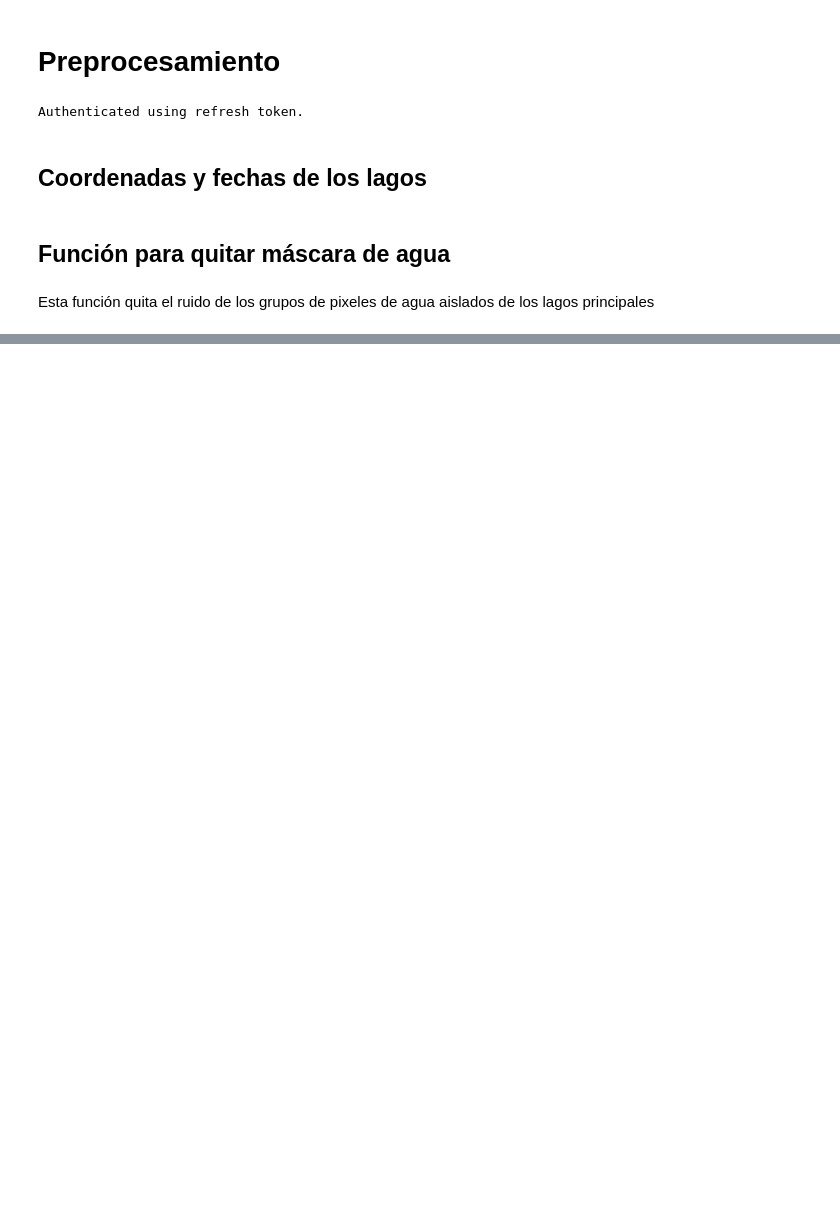
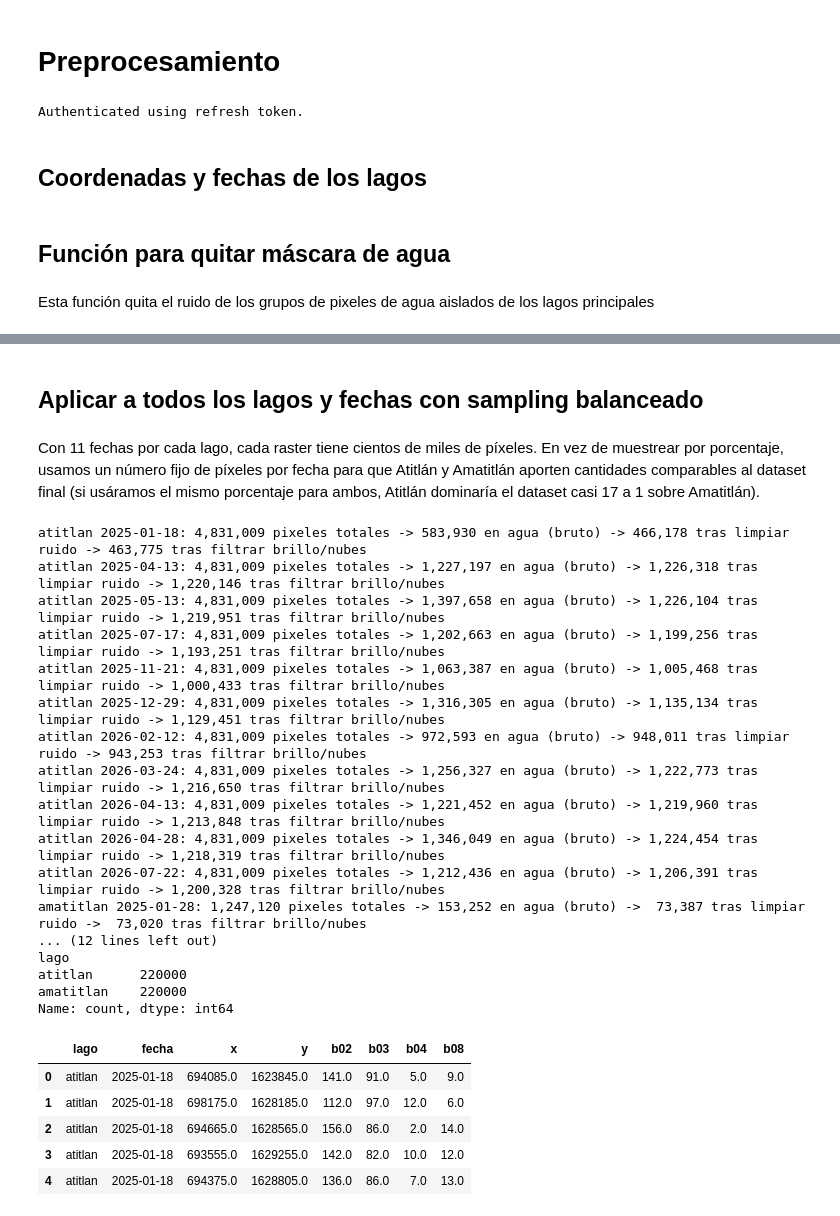
Before and after one commit to Albu231311/Lab4-DS, a Jupyter notebook: preprocessing.ipynb, the cells around one changed output, grey strips where cells are left out. Cells and saved outputs as stored; diff of their text form; code cells hidden in the pictures; blank space fills up the shorter version.

```diff
--- a/preprocessing.ipynb
+++ b/preprocessing.ipynb
@@ -63,0 +180,43 @@ def limpiar_mascara(mascara_agua, min_pixeles=30):
+# %% [markdown]
+## Aplicar a todos los lagos y fechas con sampling balanceado
+# %% [markdown]
+Con 11 fechas por cada lago, cada raster tiene cientos de miles de píxeles. En vez de muestrear por porcentaje, usamos un número fijo de píxeles por fecha para que Atitlán y Amatitlán aporten cantidades comparables al dataset final (si usáramos el mismo porcentaje para ambos, Atitlán dominaría el dataset casi 17 a 1 sobre Amatitlán).
+# %%
+frames = []
+
+for lago, info in lagos.items():
+    for fecha in info["fechas"]:
+        tif_path = f"data_tabular/{lago}_{fecha}.tif"
+        if not os.path.exists(tif_path):
+            continue
+        df_fecha = raster_a_dataframe(tif_path, lago, fecha, n_muestras=20000)
+        frames.append(df_fecha)
+
+df_pixeles = pd.concat(frames, ignore_index=True)
+print(f"\nTotal filas en el dataset tabular final: {len(df_pixeles):,}")
+print(df_pixeles["lago"].value_counts())
+df_pixeles.head()
+# %% [output]
+atitlan 2025-01-18: 4,831,009 pixeles totales -> 583,930 en agua (bruto) -> 466,178 tras limpiar ruido -> 463,775 tras filtrar brillo/nubes
+atitlan 2025-04-13: 4,831,009 pixeles totales -> 1,227,197 en agua (bruto) -> 1,226,318 tras limpiar ruido -> 1,220,146 tras filtrar brillo/nubes
+atitlan 2025-05-13: 4,831,009 pixeles totales -> 1,397,658 en agua (bruto) -> 1,226,104 tras limpiar ruido -> 1,219,951 tras filtrar brillo/nubes
+atitlan 2025-07-17: 4,831,009 pixeles totales -> 1,202,663 en agua (bruto) -> 1,199,256 tras limpiar ruido -> 1,193,251 tras filtrar brillo/nubes
+atitlan 2025-11-21: 4,831,009 pixeles totales -> 1,063,387 en agua (bruto) -> 1,005,468 tras limpiar ruido -> 1,000,433 tras filtrar brillo/nubes
+atitlan 2025-12-29: 4,831,009 pixeles totales -> 1,316,305 en agua (bruto) -> 1,135,134 tras limpiar ruido -> 1,129,451 tras filtrar brillo/nubes
+atitlan 2026-02-12: 4,831,009 pixeles totales -> 972,593 en agua (bruto) -> 948,011 tras limpiar ruido -> 943,253 tras filtrar brillo/nubes
+atitlan 2026-03-24: 4,831,009 pixeles totales -> 1,256,327 en agua (bruto) -> 1,222,773 tras limpiar ruido -> 1,216,650 tras filtrar brillo/nubes
+atitlan 2026-04-13: 4,831,009 pixeles totales -> 1,221,452 en agua (bruto) -> 1,219,960 tras limpiar ruido -> 1,213,848 tras filtrar brillo/nubes
+atitlan 2026-04-28: 4,831,009 pixeles totales -> 1,346,049 en agua (bruto) -> 1,224,454 tras limpiar ruido -> 1,218,319 tras filtrar brillo/nubes
+atitlan 2026-07-22: 4,831,009 pixeles totales -> 1,212,436 en agua (bruto) -> 1,206,391 tras limpiar ruido -> 1,200,328 tras filtrar brillo/nubes
+amatitlan 2025-01-28: 1,247,120 pixeles totales -> 153,252 en agua (bruto) ->  73,387 tras limpiar ruido ->  73,020 tras filtrar brillo/nubes
+... (12 lines left out)
+lago
+atitlan      220000
+amatitlan    220000
+Name: count, dtype: int64
+|  | lago | fecha | x | y | b02 | b03 | b04 | b08 |
+| 0 | atitlan | 2025-01-18 | 694085.0 | 1623845.0 | 141.0 | 91.0 | 5.0 | 9.0 |
+| 1 | atitlan | 2025-01-18 | 698175.0 | 1628185.0 | 112.0 | 97.0 | 12.0 | 6.0 |
+| 2 | atitlan | 2025-01-18 | 694665.0 | 1628565.0 | 156.0 | 86.0 | 2.0 | 14.0 |
+| 3 | atitlan | 2025-01-18 | 693555.0 | 1629255.0 | 142.0 | 82.0 | 10.0 | 12.0 |
+| 4 | atitlan | 2025-01-18 | 694375.0 | 1628805.0 | 136.0 | 86.0 | 7.0 | 13.0 |
```
Also changed, not shown: parts of 8 cells of this notebook, 22 other files.
